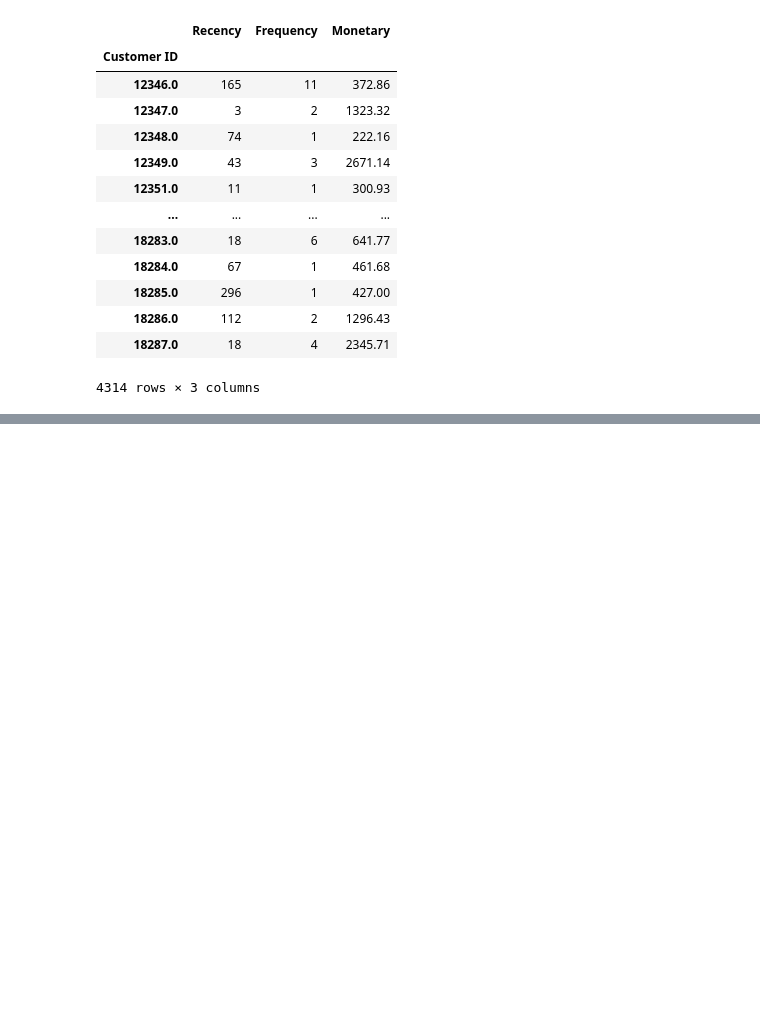
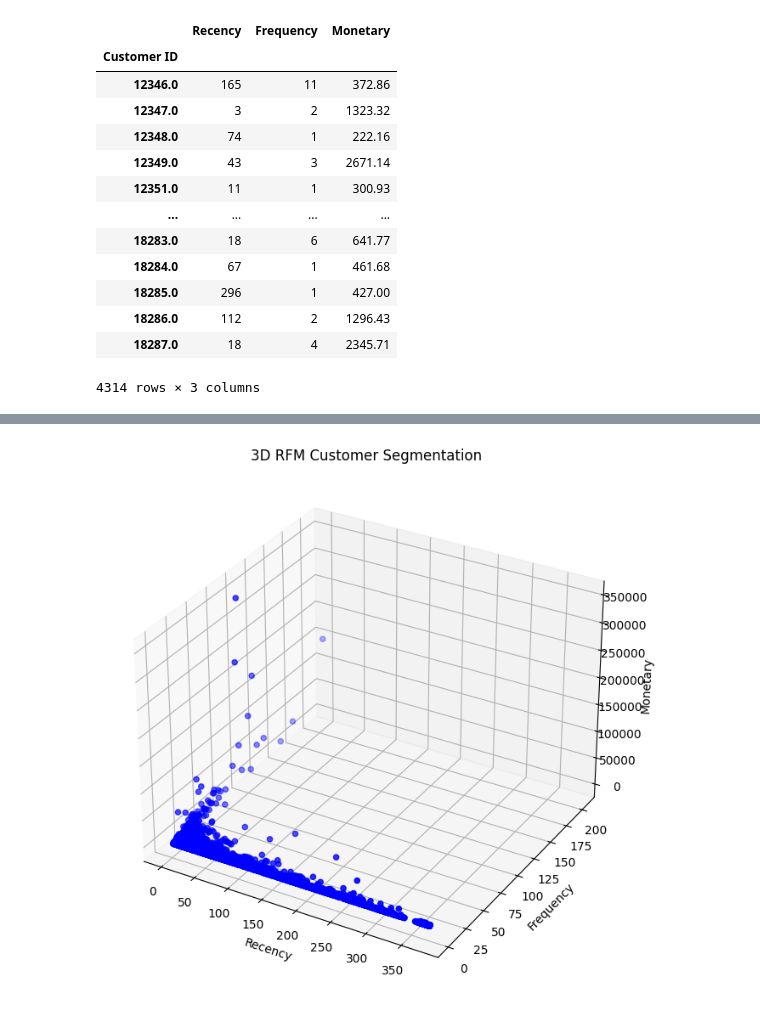
Before and after one commit to Abdulmujeeb-Taiwo/Customer-Segmentation, a Jupyter notebook: RFM_Analysis.ipynb, the cells around one changed output, grey strips where cells are left out. Cells and saved outputs as stored; diff of their text form; code cells hidden in the pictures; blank space fills up the shorter version.

```diff
--- a/RFM_Analysis.ipynb
+++ b/RFM_Analysis.ipynb
@@ -297,0 +332,16 @@ rfm_df
+# %%
+import matplotlib.pyplot as plt
+from mpl_toolkits.mplot3d import Axes3D
+
+fig = plt.figure(figsize=(10, 8))
+ax = fig.add_subplot(111, projection='3d')
+
+ax.scatter(rfm_df['Recency'], rfm_df['Frequency'], rfm_df['Monetary'], c='blue', marker='o')
+
+ax.set_xlabel('Recency')
+ax.set_ylabel('Frequency')
+ax.set_zlabel('Monetary')
+plt.title('3D RFM Customer Segmentation')
+plt.show()
+# %% [output]
+[figure, added]
```
Also changed, not shown: parts of 3 cells of this notebook.
